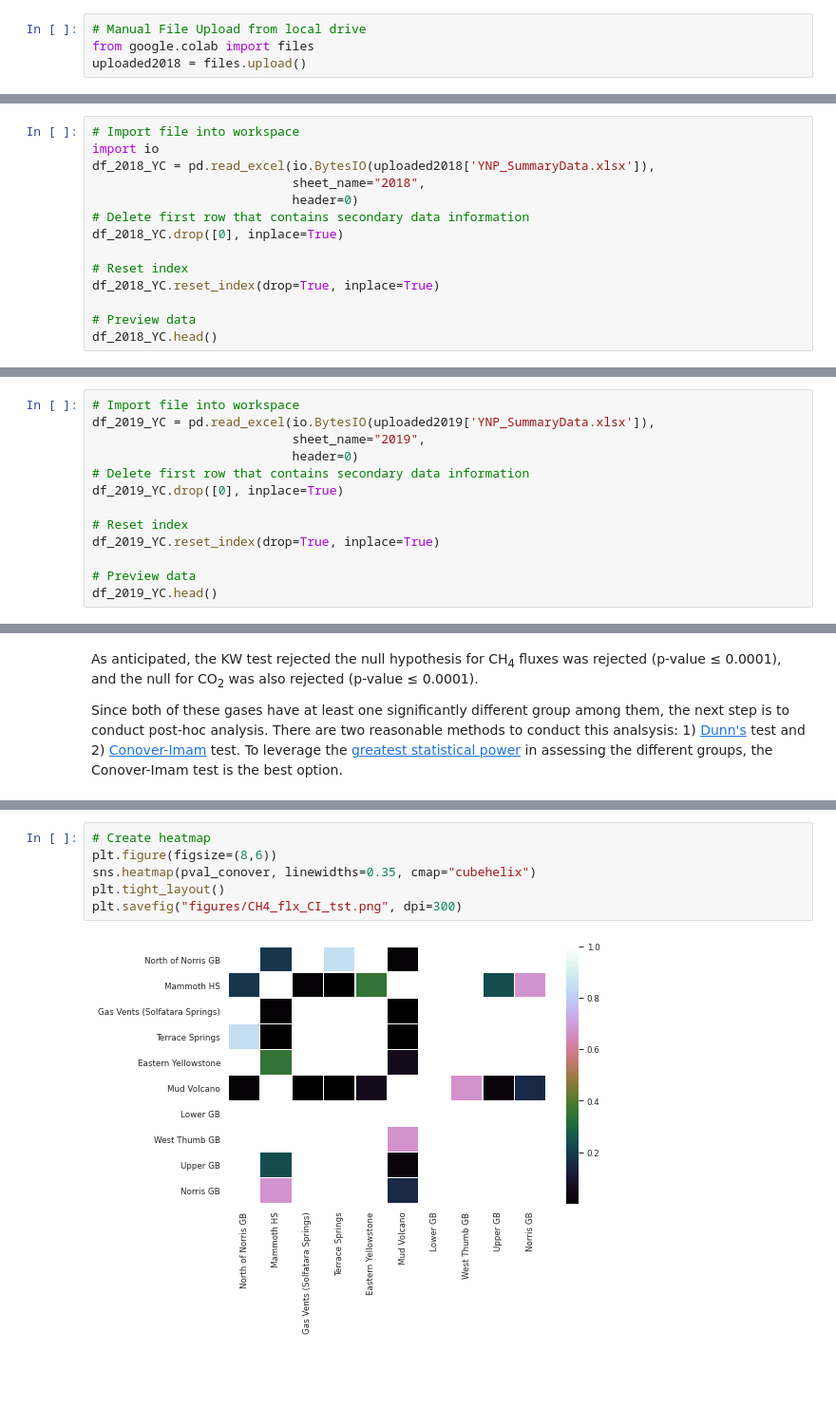
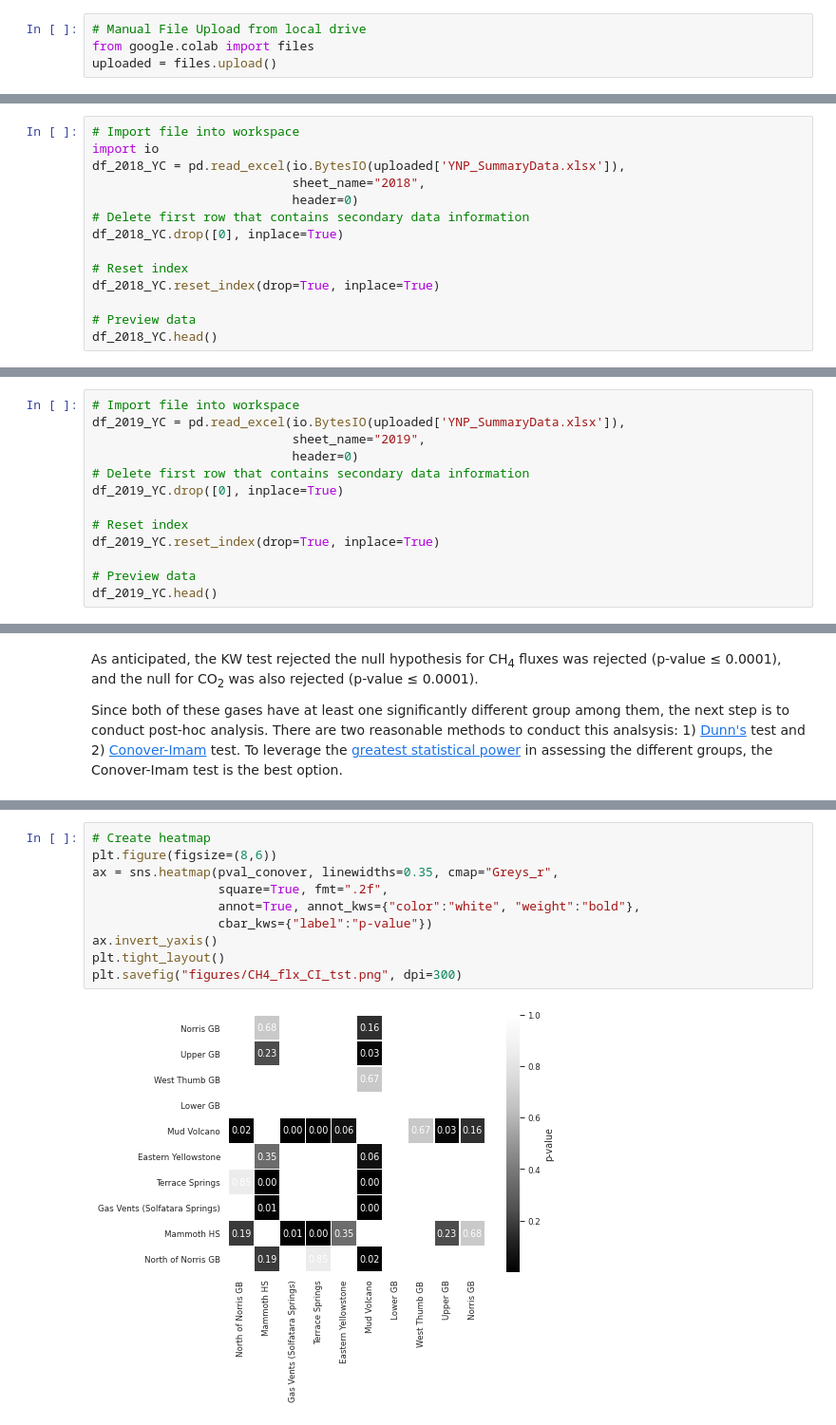
Before and after one commit to 907Resident/caldera-gases, a Jupyter notebook: site_differentation.ipynb, the cells around one changed output, grey strips where cells are left out. Shown at 95% size. Saved outputs shown, nothing was run; the diff lists cells and outputs as text; blank space fills up the shorter version.

```diff
--- a/site_differentation.ipynb
+++ b/site_differentation.ipynb
@@ -64,14 +23,14 @@ Using manual file upload until issue #1 is resolved
 # %%
 # Manual File Upload from local drive
 from google.colab import files
-uploaded2018 = files.upload()
+uploaded = files.upload()
 # %% [output]
 [interactive output not drawn]
 Saving YNP_SummaryData.xlsx to YNP_SummaryData.xlsx
 # %%
 # Import file into workspace
 import io
-df_2018_YC = pd.read_excel(io.BytesIO(uploaded2018['YNP_SummaryData.xlsx']),
+df_2018_YC = pd.read_excel(io.BytesIO(uploaded['YNP_SummaryData.xlsx']),
                            sheet_name="2018",
                            header=0)
 # Delete first row that contains secondary data information
@@ -98,6 +51,6 @@ Saving YNP_SummaryData.xlsx to YNP_SummaryData (1).xlsx
 # %%
 # Import file into workspace
-df_2019_YC = pd.read_excel(io.BytesIO(uploaded2019['YNP_SummaryData.xlsx']),
+df_2019_YC = pd.read_excel(io.BytesIO(uploaded['YNP_SummaryData.xlsx']),
                            sheet_name="2019",
                            header=0)
 # Delete first row that contains secondary data information
@@ -514,8 +746,12 @@ pval_conover
 # %%
 # Create heatmap
 plt.figure(figsize=(8,6))
-sns.heatmap(pval_conover, linewidths=0.35, cmap="cubehelix")
+ax = sns.heatmap(pval_conover, linewidths=0.35, cmap="Greys_r",
+                 square=True, fmt=".2f",
+                 annot=True, annot_kws={"color":"white", "weight":"bold"},
+                 cbar_kws={"label":"p-value"})
+ax.invert_yaxis()
 plt.tight_layout()
 plt.savefig("figures/CH4_flx_CI_tst.png", dpi=300)
 # %% [output]
-[figure, old version]
+[figure, new version]
```
Also changed, not shown: parts of 34 cells of this notebook.
